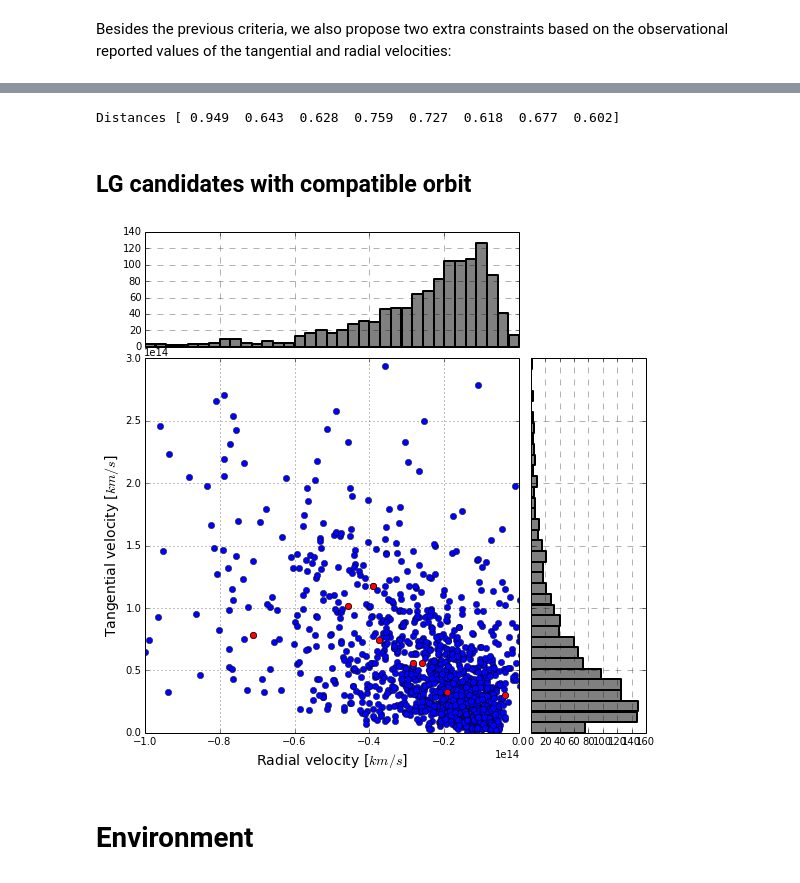
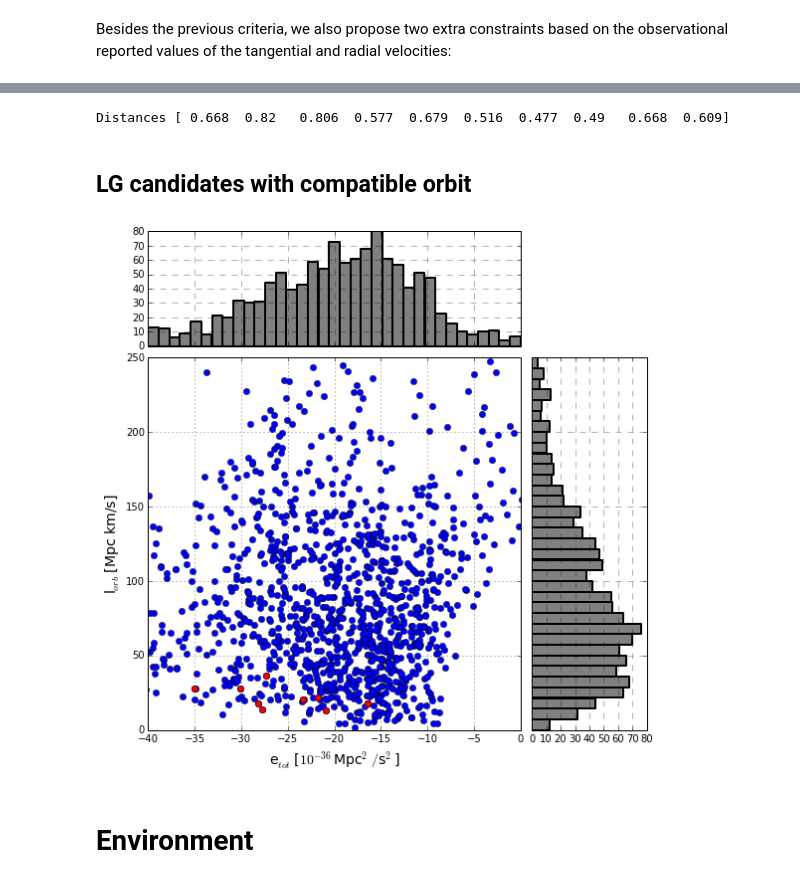
Before and after one commit to sbustamante/CosmologicalDiskSurvival, a Jupyter notebook: codes/notebook.ipynb, the cells around one changed output, grey strips where cells are left out. Drawn from its saved outputs; the diff is of its cells as text; code cells hidden in the pictures.

Commit message:
Correcting orbital momentum and energy calculations

```diff
--- a/codes/notebook.ipynb
+++ b/codes/notebook.ipynb
@@ -58,6 +58,8 @@ res = 256
 l_thr = 0.265
 #Box Lenght
 Lbox = 250.
+#Hubble parameter
+hubble = 0.70
 
 #Local data
 datafold = "../data/"
@@ -201,6 +166,9 @@ For this selection we are going to use the code **[Pair-Finder](https://github.c
 isopairs = np.loadtxt( "%s/isolated_pairs_fof.dat"%(datafold), usecols=(1,2,4,5,7,8,9) )
 #Number of halos
 Nisop = len(isopairs)
+#Calculating tangential velocity
+isopairs[:,6] = np.sqrt( isopairs[:,6]**2 - (isopairs[:,5]-100*isopairs[:,4])**2 )
+
 #Properties of halo1 of each isolated pair
 halos1 = halos[ (isopairs[:,0]-1).astype(int) ]
 #Properties of halo2 of each isolated pair
@@ -315,14 +285,46 @@ axHisty.grid( color='black', linestyle='--', linewidth=1., alpha=0.3 )
 # %%
 print "Distances", LGpairs[:,4]
 # %% [output]
-Distances [ 0.949  0.643  0.628  0.759  0.727  0.618  0.677  0.602]
+Distances [ 0.668  0.82   0.806  0.577  0.679  0.516  0.477  0.49   0.668  0.609]
 # %% [markdown]
 ## LG candidates with compatible orbit
+# %%
+#Energy-Angular momentum of a pair system
+def Energy_AngularM( M1, x1, y1, z1, vx1, vy1, vz1, M2, x2, y2, z2, vx2, vy2, vz2):
+
+    #km to MPC
+    KM2MPC = 3.24077929e-20
+    #kg to MSUN
+    KG2MSUN = 5.05e-31
+    #Cavendish
+    G = 6.6742e-11*(1e-3*KM2MPC)**3/KG2MSUN
+
+    E = np.zeros( len(M1) )
+    L = np.zeros( (len(M1),3) )
+    for i in xrange( len(M1) ):
+        m1 = M1[i]/hubble
+        r1 = np.array( (x1[i],y1[i],z1[i]) )/hubble
+        v1 = np.array( (vx1[i],vy1[i],vz1[i]) )
+
+        m2 = M2[i]/hubble
+        r2 = np.array( (x2[i],y2[i],z2[i]) )/hubble
+        v2 = np.array( (vx2[i],vy2[i],vz2[i]) )
+        r12 = r2-r1
+
+        hubble_flow = 100*r12
+        v12 = v2-v1 + hubble_flow
+
+        L[i] = np.cross( r12, v12 )
+        E[i] = 0.5*sum( v12*v12 )*KM2MPC**2 - G*(m1 + m2)/sqrt(sum(r12*r12))
+
+    return E, L
 # %%
 #Histogram of Radial vs Tangential velocities
 #Limits
 Elim = [-10e13,0]
 Llim = [0,30e13]
+Elim = [-40,0]
+Llim = [0,250]
 
 #no labels
 nullfmt = NullFormatter()
@@ -348,36 +350,36 @@ Eip, Lip = Energy_AngularM(
 halos1[:,7], halos1[:,1], halos1[:,2], halos1[:,3], halos1[:,4], halos1[:,5], halos1[:,6],\
 halos2[:,7], halos2[:,1], halos2[:,2], halos2[:,3], halos2[:,4], halos2[:,5], halos2[:,6])
 Eip = Eip/1e-36
 Lip = np.sqrt(Lip[:,0]**2 + Lip[:,1]**2 + Lip[:,2]**2)
 
 Elg, Llg = Energy_AngularM(
 lghalos1[:,7], lghalos1[:,1], lghalos1[:,2], lghalos1[:,3], lghalos1[:,4], lghalos1[:,5], lghalos1[:,6],\
 lghalos2[:,7], lghalos2[:,1], lghalos2[:,2], lghalos2[:,3], lghalos2[:,4], lghalos2[:,5], lghalos2[:,6])
 Elg = Elg/1e-36
 Llg = np.sqrt(Llg[:,0]**2 + Llg[:,1]**2 + Llg[:,2]**2)
 
 #2D histogram
 scatter2d = axHist2D.plot( Eip, Lip, "o" )
 scatter2d = axHist2D.plot( Elg, Llg, "o", color="red" )
 
 #Histogram X
 histx = np.histogram( Eip, bins=np.sqrt(Nisop), range=Elim )
 axHistx.bar( histx[1][:-1], histx[0], width = abs(Elim[1]-Elim[0])/np.sqrt(Nisop), linewidth=2.0, color="gray" )
 #Histogram Y
 histy = np.histogram( Lip, bins=np.sqrt(Nisop), range=Llim )
 axHisty.barh( histy[1][:-1], histy[0], height = (Llim[1]-Llim[0])/np.sqrt(Nisop), linewidth=2.0, color="gray" )
 
 #Format
-axHist2D.set_xlabel( "Radial velocity [$km/s$]", fontsize=14 )
-axHist2D.set_ylabel( "Tangential velocity [$km/s$]", fontsize=14 )
+axHist2D.set_xlabel( "e$_{tot}$ [$10^{-36}$Mpc$^2/$s$^2$]", fontsize=14 )
+axHist2D.set_ylabel( "l$_{orb}$ [Mpc km/s]", fontsize=14 )
 axHist2D.set_xlim( Elim )
 axHist2D.set_ylim( Llim )
 axHist2D.grid()
 
 axHistx.grid( color='black', linestyle='--', linewidth=1., alpha=0.3 )
 axHisty.grid( color='black', linestyle='--', linewidth=1., alpha=0.3 )
 # %% [output]
-[figure, old version]
+[figure, new version]
 # %% [markdown]
 # Environment
 # %% [markdown]
```
Also changed, not shown: parts of 5 cells of this notebook.
